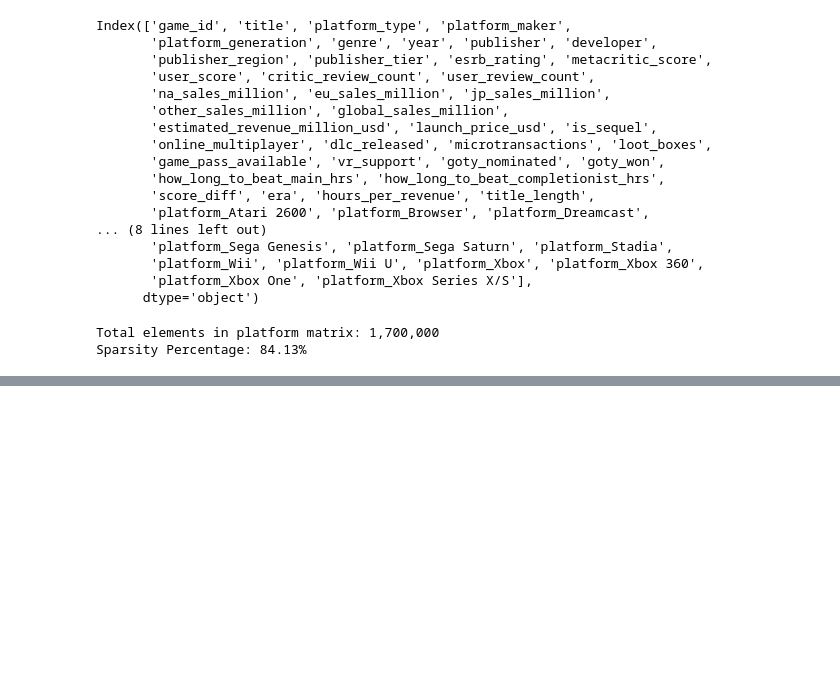
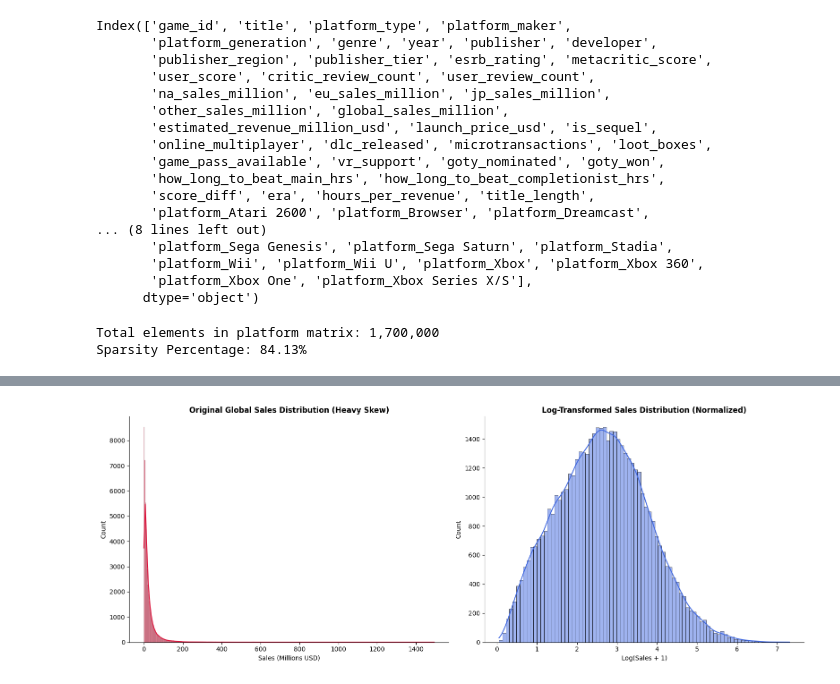
Before and after one commit to SalmaAllam8/PowerBI-mini-Projects, a Jupyter notebook: videogames.ipynb, the cells around one changed output, grey strips where cells are left out. Drawn from its saved outputs; the diff is of its cells as text; code cells hidden in the pictures; blank space fills up the shorter version.

```diff
--- a/videogames.ipynb
+++ b/videogames.ipynb
@@ -948,0 +958,12 @@ Sparsity Percentage: 84.13%
+# %%
+# 1. Calculate the total sales sum and total game count per publisher
+publisher_sums = df.groupby("publisher")["global_sales_million"].transform("sum")
+publisher_counts = df.groupby("publisher")["global_sales_million"].transform("count")
+
+# 2. Apply the Leave-One-Out formula to exclude the current row's sales
+# We use np.where to handle new/unique publishers where count - 1 would equal 0
+df["publisher_encoded"] = np.where(
+    publisher_counts > 1,
+    (publisher_sums - df["global_sales_million"]) / (publisher_counts - 1),
+    df["global_sales_million"] # Fallback if it's the only game from that publisher
+)
@@ -948,0 +975,22 @@ Sparsity Percentage: 84.13%
+# %%
+
+df["global_sales_log"] = np.log1p(df["global_sales_million"])
+
+fig, axes = plt.subplots(1, 2, figsize=(16, 6))
+
+sns.histplot(df["global_sales_million"], kde=True, ax=axes[0], color="crimson")
+axes[0].set_title("Original Global Sales Distribution (Heavy Skew)", fontsize=12, fontweight="bold")
+axes[0].set_xlabel("Sales (Millions USD)")
+
+sns.histplot(df["global_sales_log"], kde=True, ax=axes[1], color="royalblue")
+axes[1].set_title("Log-Transformed Sales Distribution (Normalized)", fontsize=12, fontweight="bold")
+axes[1].set_xlabel("Log(Sales + 1)")
+
+for ax in axes:
+    for spine in ["top", "right"]:
+        ax.spines[spine].set_visible(False)
+
+plt.tight_layout()
+plt.show()
+# %% [output]
+[figure, added]
```
Also changed, not shown: parts of 2 cells of this notebook.
